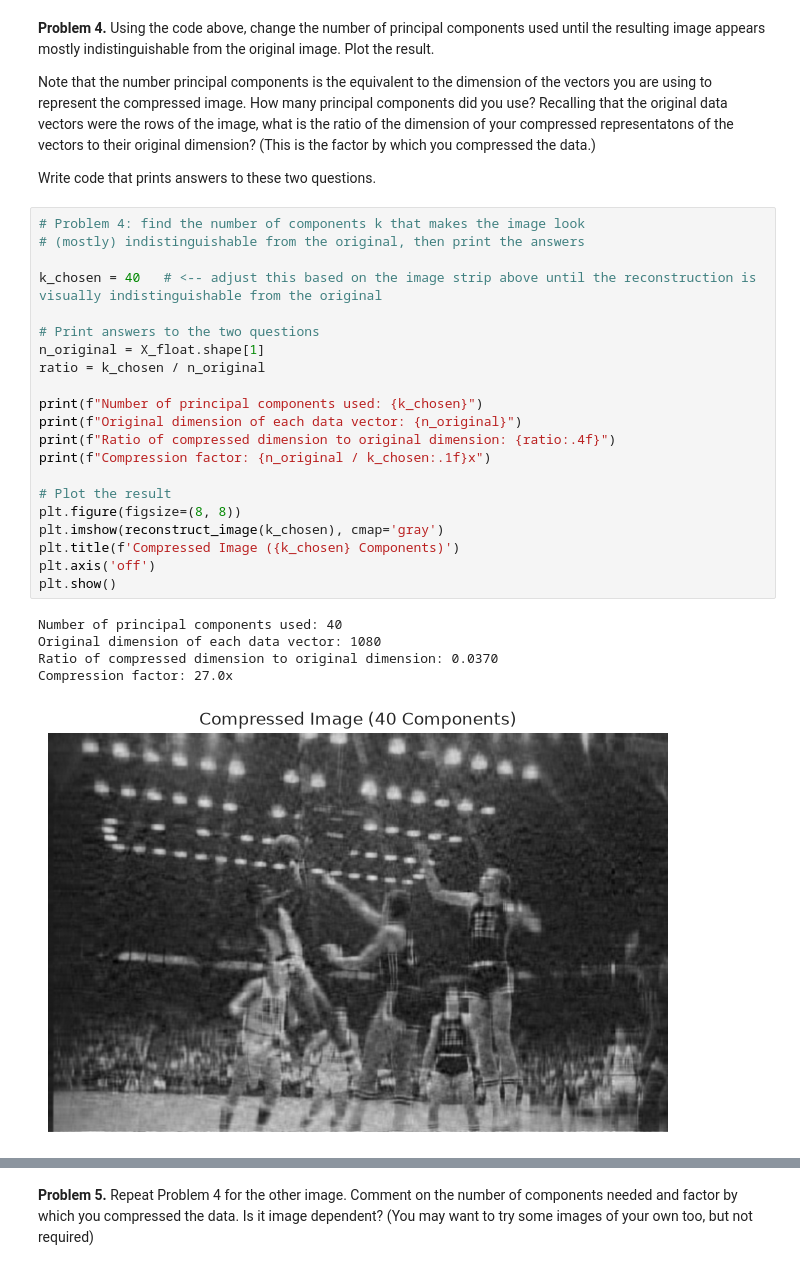
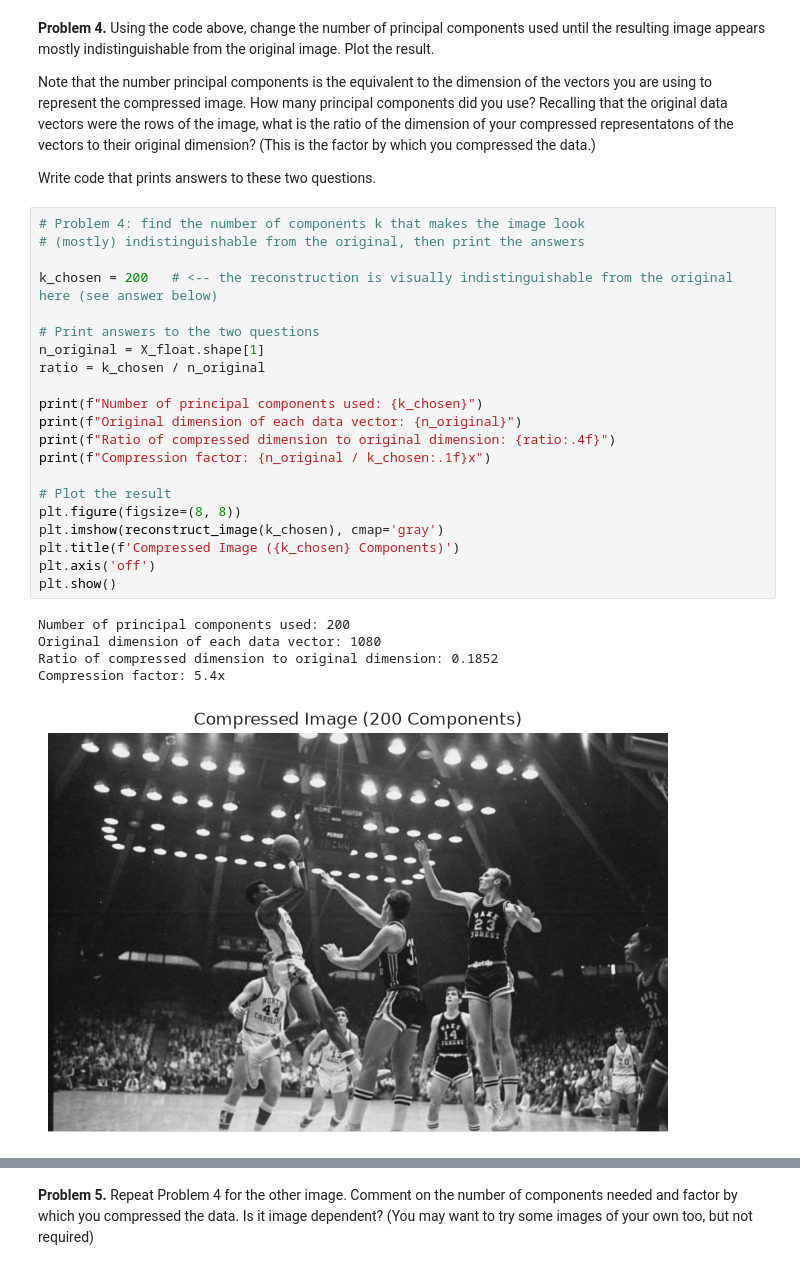
Before and after one commit to AjaxAcheles/STOR-235, a Jupyter notebook: Lab 4/235_Lab_4.ipynb, the cells around one changed output, grey strips where cells are left out. Cells and saved outputs as stored; diff of their text form.

```diff
--- a/Lab 4/235_Lab_4.ipynb
+++ b/Lab 4/235_Lab_4.ipynb
@@ -222,27 +222,27 @@ Write code that prints answers to these two questions.
 # %%
 # Problem 4: find the number of components k that makes the image look
 # (mostly) indistinguishable from the original, then print the answers
 
-k_chosen = 40   # <-- adjust this based on the image strip above until the reconstruction is visually indistinguishable from the original
+k_chosen = 200   # <-- the reconstruction is visually indistinguishable from the original here (see answer below)
 
 # Print answers to the two questions
 n_original = X_float.shape[1]
 ratio = k_chosen / n_original
 
 print(f"Number of principal components used: {k_chosen}")
 print(f"Original dimension of each data vector: {n_original}")
 print(f"Ratio of compressed dimension to original dimension: {ratio:.4f}")
 print(f"Compression factor: {n_original / k_chosen:.1f}x")
 
 # Plot the result
 plt.figure(figsize=(8, 8))
 plt.imshow(reconstruct_image(k_chosen), cmap='gray')
 plt.title(f'Compressed Image ({k_chosen} Components)')
 plt.axis('off')
 plt.show()
 # %% [output]
-Number of principal components used: 40
+Number of principal components used: 200
 Original dimension of each data vector: 1080
-Ratio of compressed dimension to original dimension: 0.0370
-Compression factor: 27.0x
+Ratio of compressed dimension to original dimension: 0.1852
+Compression factor: 5.4x
-[figure, old version]
+[figure, new version]
```
Also changed, not shown: parts of 7 cells of this notebook.
